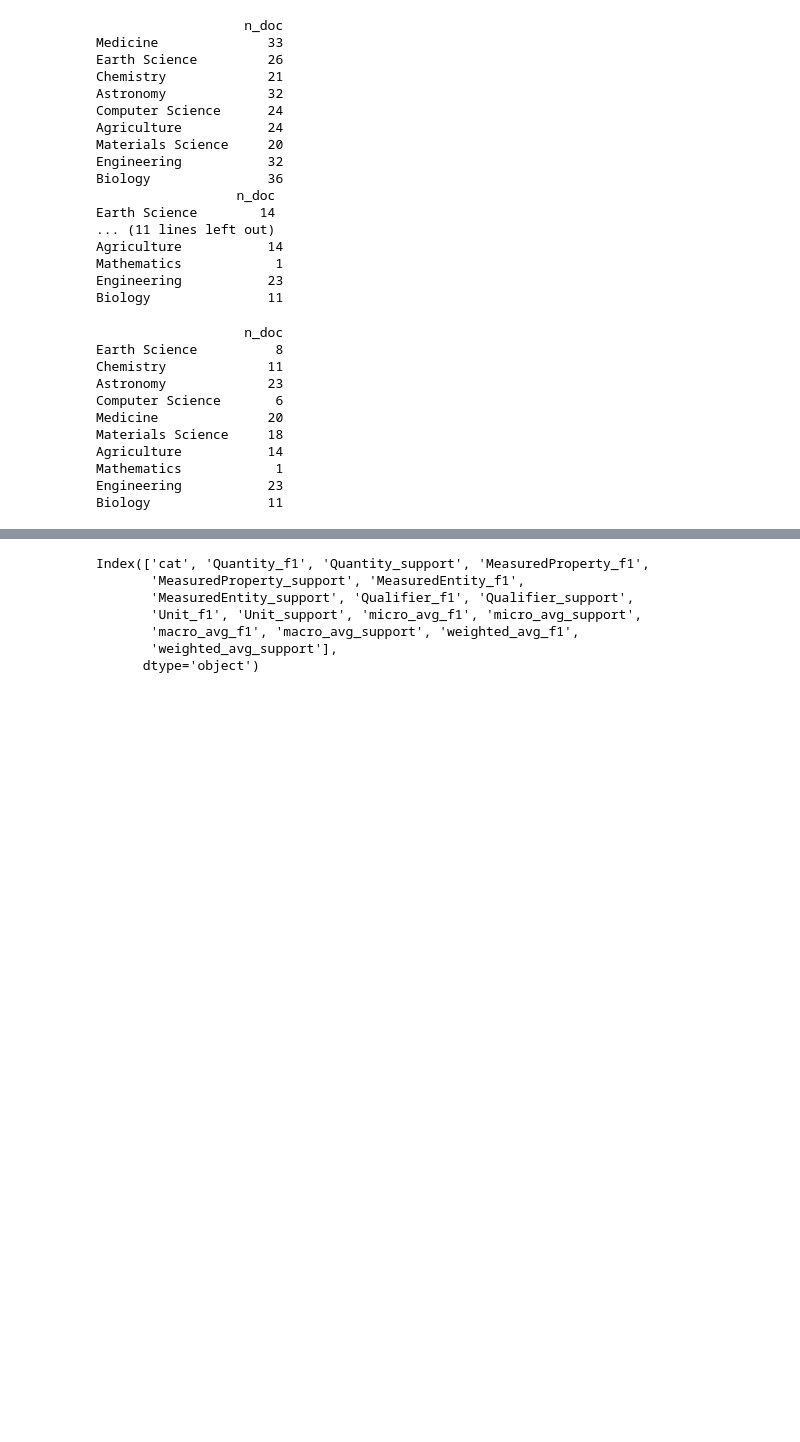
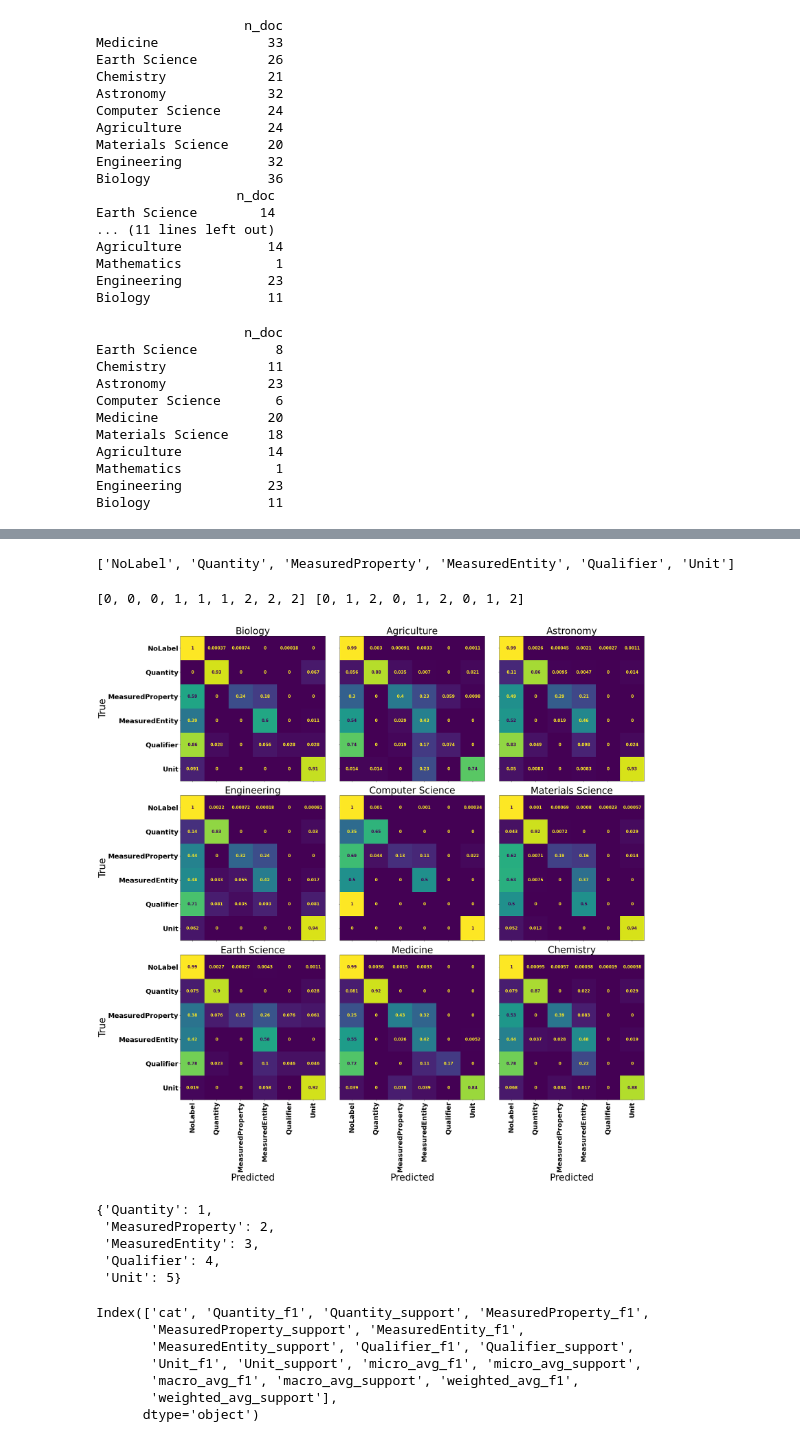
Before and after one commit to sams-data/MeasEval, a Jupyter notebook: anlaysis.ipynb, the cells around one changed output, grey strips where cells are left out. Drawn from its saved outputs; the diff is of its cells as text; code cells hidden in the pictures; blank space fills up the shorter version.

```diff
--- a/anlaysis.ipynb
+++ b/anlaysis.ipynb
@@ -284,3 +309,70 @@ rb_cs_scores = scores_by_category(rb_cs_path)
+# %%
+tasklabs = list(task_map.keys())
+
+tasklabs.insert(0,str('NoLabel'))
+
+print(tasklabs)
+# %% [output]
+['NoLabel', 'Quantity', 'MeasuredProperty', 'MeasuredEntity', 'Qualifier', 'Unit']
+# %%
+nrows = 3
+ncols = 3
+
+fig,ax=plt.subplots(nrows=nrows,ncols=ncols,figsize=(30,30))
+
+font = {'size' : 15}
+plt.rc('font', **font)
+
+r_ = []
+c_ = []
+for r in range(nrows):
+    for c in range(ncols):
+        r_.append(r)
+        c_.append(c)
+print(r_,c_)
+
+for domain, r, c in zip(cm_list.keys(), r_, c_ ):
+    cm_list[domain].plot(ax=ax[r,c])
+    # ax[r,c] = cm_list[domain].ax_
+    # ax[r,c].set_xticklabels(labels=tasklabs, rotation=60)
+    ax[r,c].set_title(label=domain,fontdict={'fontsize':35})
+    ax[r,c].images[0].colorbar.remove()
+    ax[r,c].set_xlabel('Predicted',fontdict={'fontsize':35})
+    ax[r,c].set_ylabel('True',fontdict={'fontsize':35})
+
+    if r == nrows - 1:
+        ax[r,c].set_xticklabels(labels=tasklabs, rotation=90)
+    else:
+        ax[r,c].set_xticklabels(labels=[])
+        ax[r,c].set_xlabel('')
+
+
+    if c == 0:
+        ax[r,c].set_yticklabels(labels=tasklabs, rotation=0)
+    else:
+        ax[r,c].set_yticklabels(labels=[])
+        ax[r,c].set_ylabel('')
+
+    ax[r,c].tick_params(axis='both', which='major', labelsize=25)
+
+
+plt.subplots_adjust(left=0.1,
+bottom=0.1,
+right=0.9,
+top=0.9,
+wspace=0.1,
+hspace=0.1)
+# %% [output]
+[0, 0, 0, 1, 1, 1, 2, 2, 2] [0, 1, 2, 0, 1, 2, 0, 1, 2]
+[figure, added]
+# %%
+task_map
+# %% [output]
+{'Quantity': 1,
+ 'MeasuredProperty': 2,
+ 'MeasuredEntity': 3,
+ 'Qualifier': 4,
+ 'Unit': 5}
 # %%
 rb_base_scores.columns
 # %% [output]
```
Also changed, not shown: parts of 3 cells of this notebook, 1 other file.
